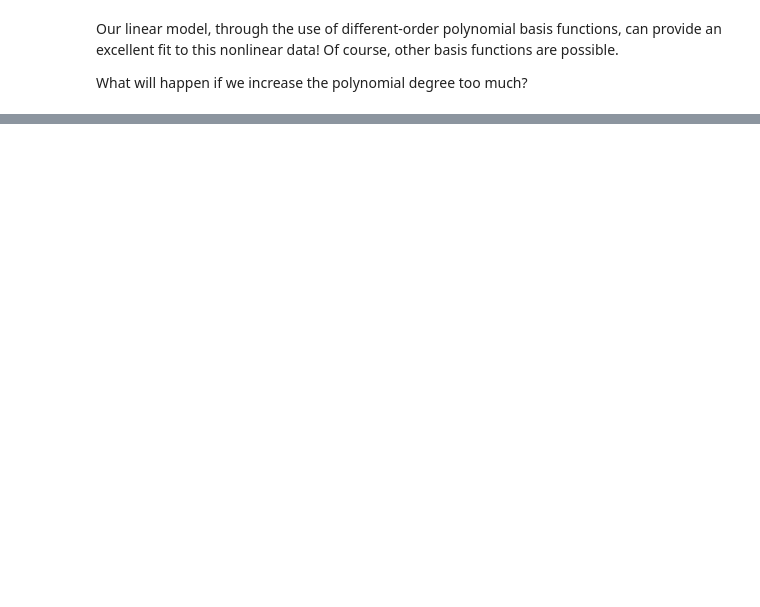
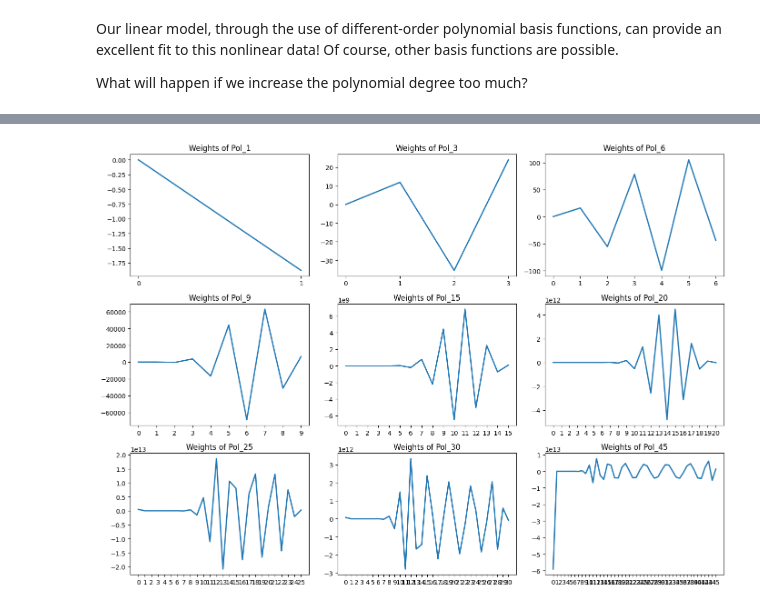
Before and after one commit to LeonardoSaccotelli/Machine-Learning-Collection-Lab, a Jupyter notebook: Machine-Learning-Lab/3-Linear-Models/3.0-Linear-Regression.ipynb, the cells around one changed output, grey strips where cells are left out. Saved outputs shown, nothing was run; the diff lists cells and outputs as text; code cells hidden in the pictures; blank space fills up the shorter version.

```diff
--- a/Machine-Learning-Lab/3-Linear-Models/3.0-Linear-Regression.ipynb
+++ b/Machine-Learning-Lab/3-Linear-Models/3.0-Linear-Regression.ipynb
@@ -271,0 +274,16 @@ The introduction of basis functions into our linear regression makes the model m
+# %%
+plt.figure(figsize=(14, 10))
+
+for i, poly_model in enumerate(poly_models):
+    weights = poly_models[i]['linearregression'].coef_
+    num_weights = len(weights)
+
+    plt.subplot(3, 3, i + 1)
+    plt.plot(weights, linewidth=2)
+    plt.xticks(np.arange(0, num_weights, step=1))
+    plt.title(f"Weights of Pol_{degrees[i]}")
+
+plt.tight_layout()
+plt.show()
+# %% [output]
+[figure, added]
```
Also changed, not shown: parts of 22 cells of this notebook.
